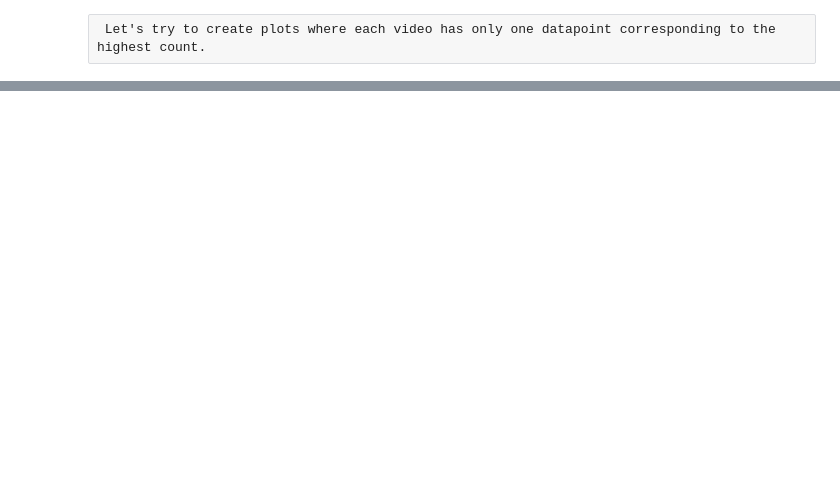
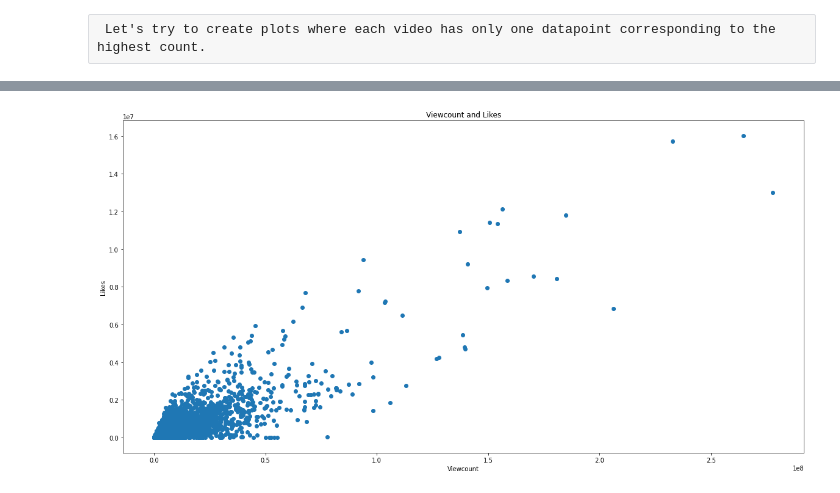
Before and after one commit to sbeven/sbeven.github.io, a Jupyter notebook: Final tutorial.ipynb, the cells around one changed output, grey strips where cells are left out. Drawn from its saved outputs; the diff is of its cells as text; code cells hidden in the pictures; blank space fills up the shorter version.

```diff
--- a/Final tutorial.ipynb
+++ b/Final tutorial.ipynb
@@ -132,0 +175,9 @@ There are lines in the data, where some time points seem to have an abnormally h
+# %%
+plt.figure(figsize=(20,10))
+plot = plt.scatter(np.array(unique["view_count"]), np.array(unique["likes"]))
+plt.xlabel("Viewcount")
+plt.ylabel("Likes")
+plt.title("Viewcount and Likes")
+plt.show()
+# %% [output]
+[figure, added]
```
Also changed, not shown: parts of 12 cells of this notebook.
